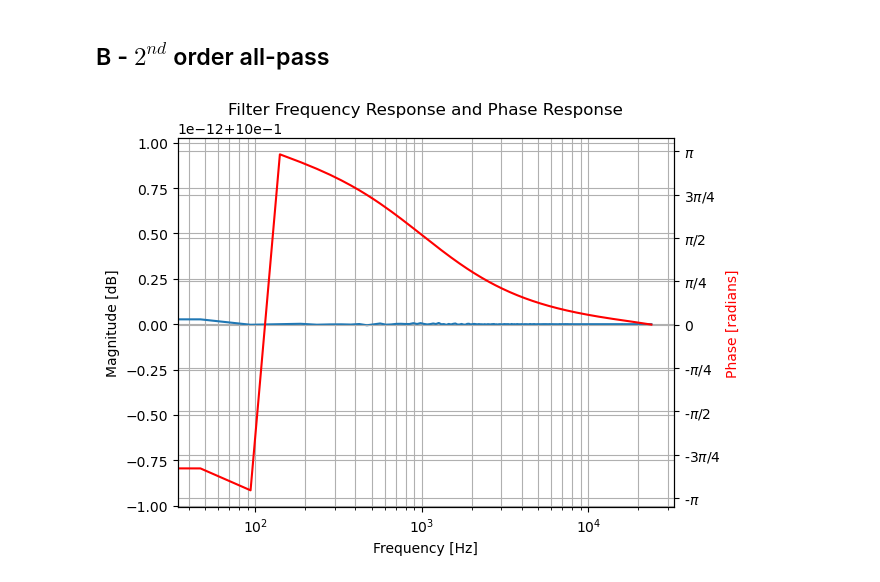
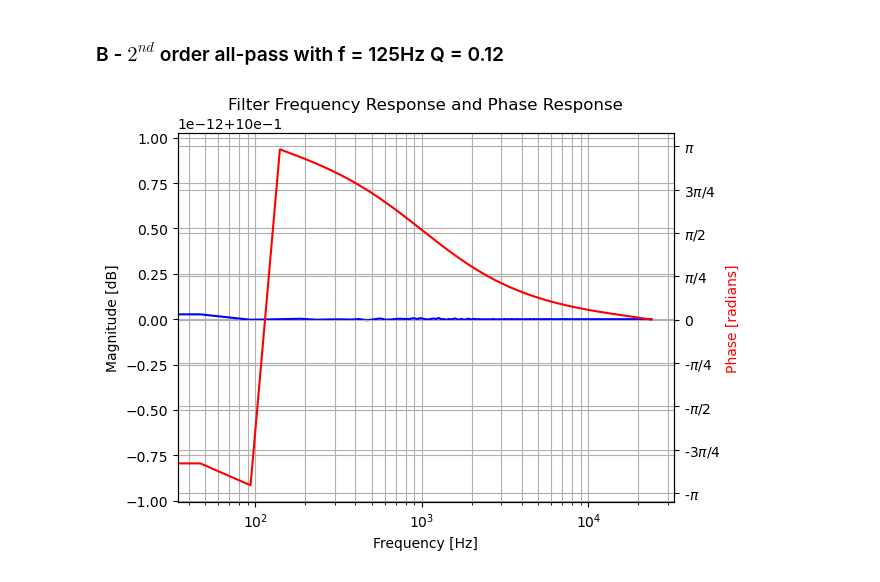
Before and after one commit to thxkiwi/vbap, a Jupyter notebook: thx-asa/thx-asa.ipynb, the cells around one changed output. Drawn from its saved outputs; the diff is of its cells as text; code cells hidden in the pictures.

```diff
--- a/thx-asa/thx-asa.ipynb
+++ b/thx-asa/thx-asa.ipynb
@@ -79,9 +71,9 @@ for G in [12, 4, 0]:
 # %% [markdown]
-## B - $2^{nd}$ order all-pass
+### B - $2^{nd}$ order all-pass with f = 125Hz Q = 0.12
 # %%
 b = np.array([0.8723543367983998, -1.872103699532835, 1])
 a = np.array([1, -1.872103699532835, 0.8723543367983998])
 
-response = scipy.signal.freqz(b, a, plot=plot_response(), fs=48000)
+[w, h] = scipy.signal.freqz(b, a, plot=plot_response, fs=48000)
 # %% [output]
-[figure, old version]
+[figure, new version]
```
Also changed, not shown: parts of 11 cells of this notebook, 1 other file.
